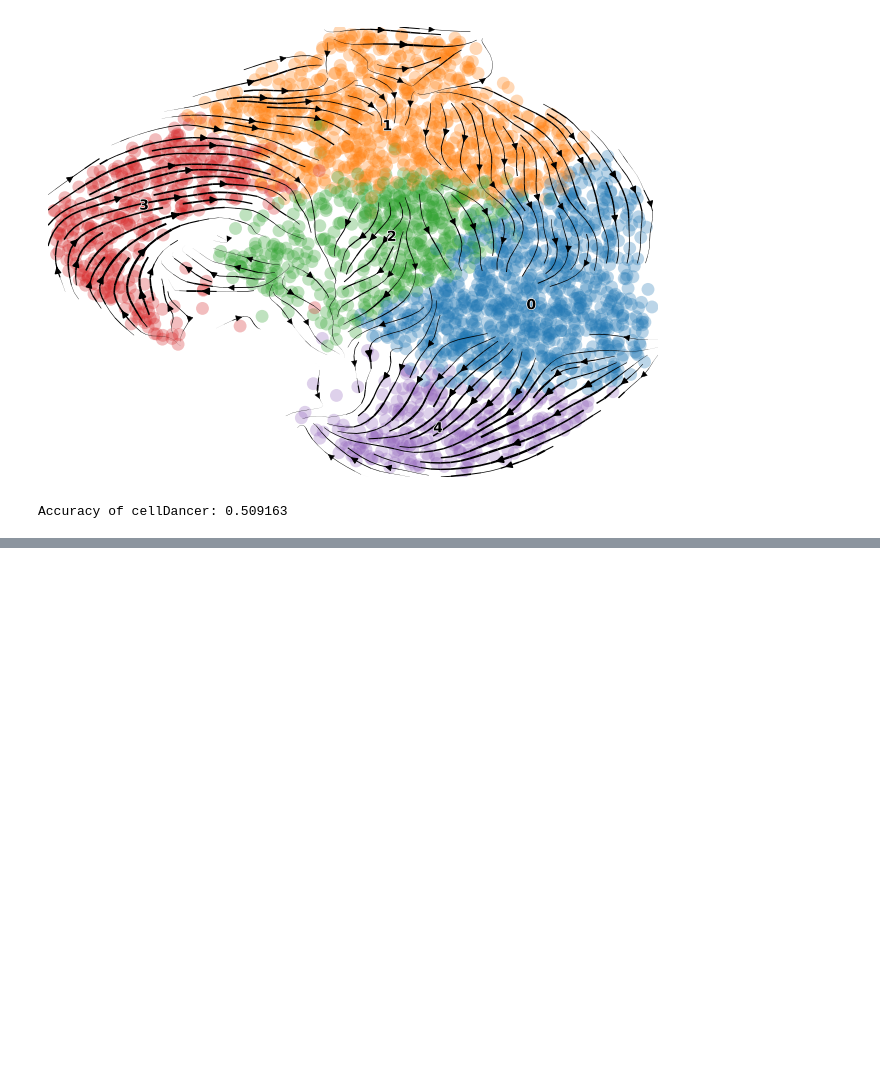
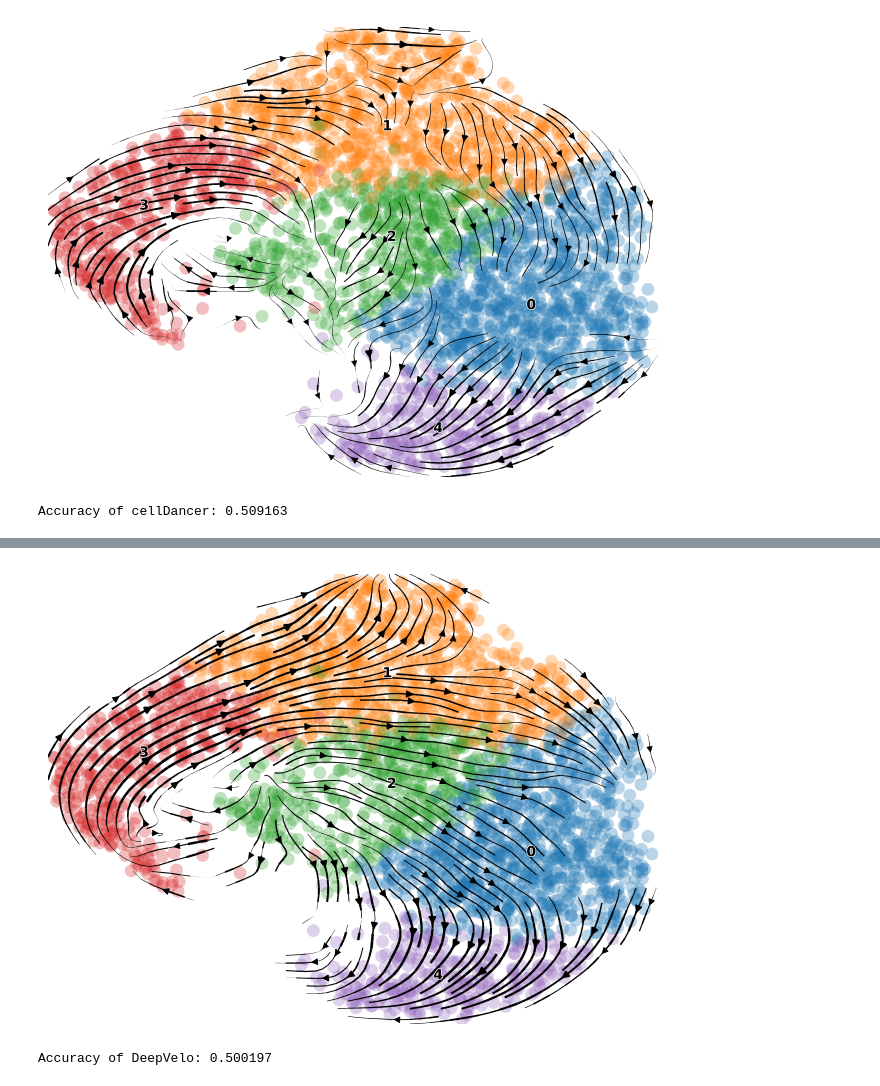
Before and after one commit to cuhklinlab/TIVelo, a Jupyter notebook: docs/source/notebooks/notebooks/RPE1.ipynb, the cells around one changed output, grey strips where cells are left out. Cells and saved outputs as stored; diff of their text form; code cells hidden in the pictures; blank space fills up the shorter version.

```diff
--- a/docs/source/notebooks/notebooks/RPE1.ipynb
+++ b/docs/source/notebooks/notebooks/RPE1.ipynb
@@ -346,0 +356,42 @@ Accuracy of cellDancer: 0.509163
+# %%
+velocity_key = "velocity"
+adata_deepvelo = sc.read("/users/s1155184322/projects/tutorial/DeepVelo/results/rpe1_deepvelo.h5ad")
+
+ax = scv.pl.velocity_embedding_stream(adata_deepvelo, vkey=velocity_key, color=group_key, title="", show=False)
+plt.tight_layout()
+# %% [output]
+[figure, added]
+# %%
+# empirical velocity
+cell_cycle_pos = np.sort(adata_deepvelo.obs["cell_cycle_rad"].unique())[:-1]
+aggr_counts = []
+for pos in tqdm(cell_cycle_pos):
+    if pos == 0:
+        mask = ((adata_deepvelo.obs["cell_cycle_rad"] == 0) | (adata_deepvelo.obs["cell_cycle_rad"] == 2 * np.pi)).values
+    else:
+        mask = (adata_deepvelo.obs["cell_cycle_rad"] == pos).values
+    aggr_counts.append(np.median(adata_deepvelo.layers["Ms"][mask, :], axis=0))
+aggr_counts = np.vstack(aggr_counts)
+
+reorder_mask = np.arange(1, adata_deepvelo.obs["cell_cycle_rad"].nunique() - 1).tolist() + [0]
+cc_pos_diff = cell_cycle_pos.copy()
+cc_pos_diff = (cc_pos_diff[reorder_mask] - cc_pos_diff) % (2 * np.pi)
+empirical_velo = (aggr_counts[reorder_mask, :] - aggr_counts) / cc_pos_diff.reshape(-1, 1)
+empirical_velo_sign = np.sign(empirical_velo)
+
+# estimated velocity
+aggr_velo = []
+for pos in tqdm(cell_cycle_pos):
+    if pos == 0:
+        mask = ((adata_deepvelo.obs["cell_cycle_rad"] == 0) | (adata_deepvelo.obs["cell_cycle_rad"] == 2 * np.pi)).values
+    else:
+        mask = (adata_deepvelo.obs["cell_cycle_rad"] == pos).values
+    aggr_velo.append(np.median(adata_deepvelo.layers[velocity_key][mask, :], axis=0))
+aggr_velo = np.vstack(aggr_velo)
+aggr_velo_sign = np.sign(aggr_velo)
+
+velo_score = get_classification_scores(velo_sign_true=empirical_velo_sign, velo_sign_pred=aggr_velo_sign,
+                                           score_fun=accuracy_score)
+print("Accuracy of DeepVelo: {:4f}".format(np.mean(velo_score)))
+# %% [output]
+Accuracy of DeepVelo: 0.500197
```
Also changed, not shown: parts of 6 cells of this notebook, 25 other files.
